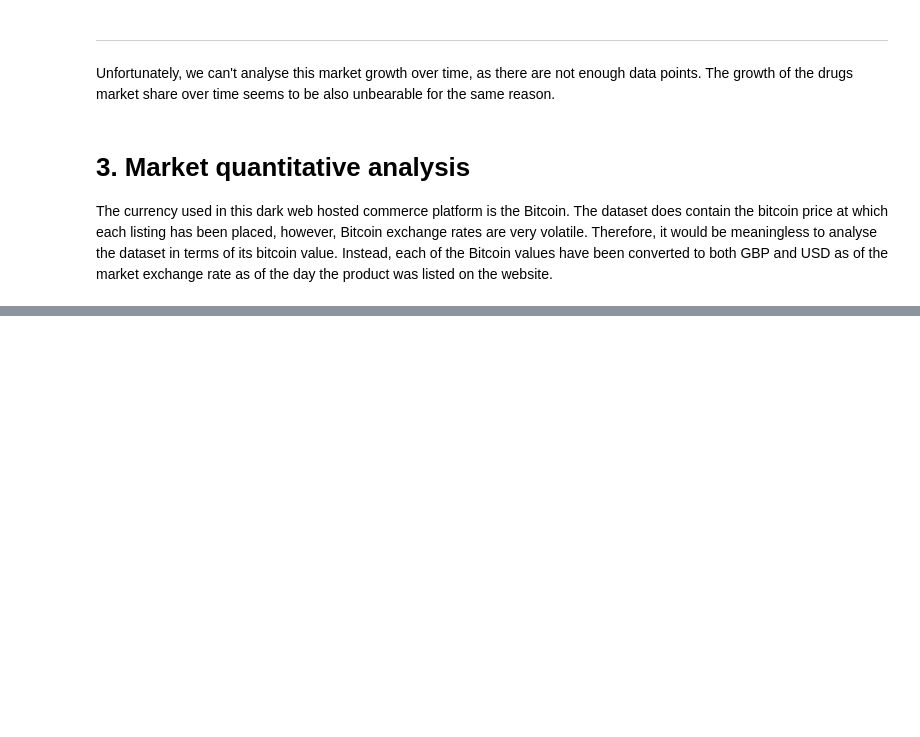
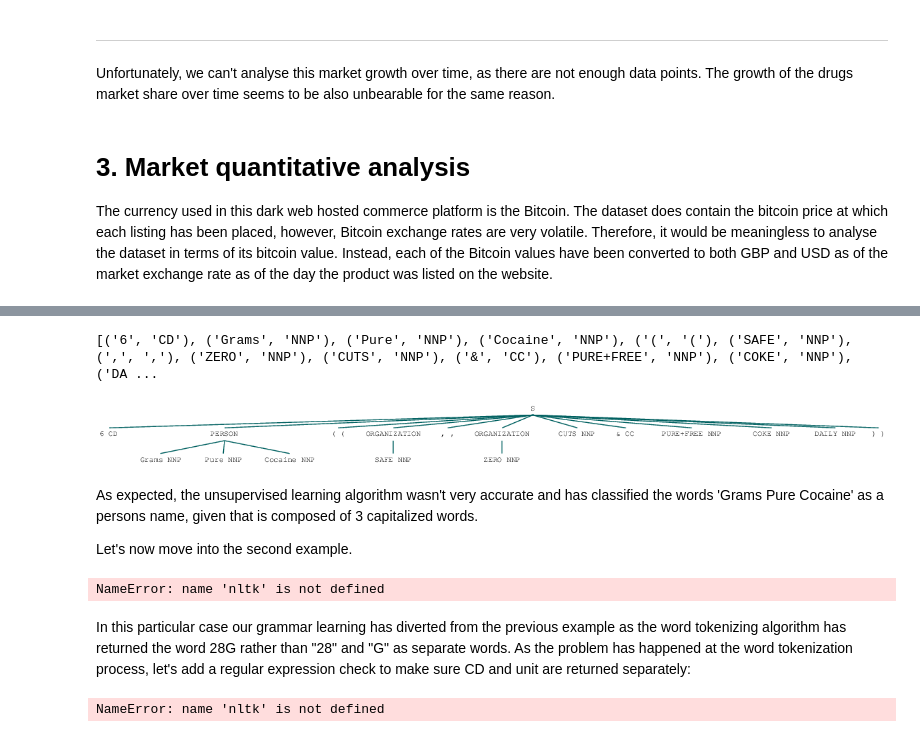
Before and after one commit to mauromsl/dark_web_datamining, a Jupyter notebook: python_src/python_analysis.ipynb, the cells around one changed output, grey strips where cells are left out. Drawn from its saved outputs; the diff is of its cells as text; code cells hidden in the pictures; blank space fills up the shorter version.

Commit message:
applied NLP algorithms successfully

```diff
--- a/python_src/python_analysis.ipynb
+++ b/python_src/python_analysis.ipynb
@@ -319,0 +331,32 @@ The currency used in this dark web hosted commerce platform is the Bitcoin. The
+# %%
+string = "6 Grams Pure Cocaine (SAFE,ZERO CUTS & PURE+FREE COKE DAILY)"
+tokenized = nltk.word_tokenize(string)
+tagged = nltk.pos_tag(tokenized)
+print (tagged)
+# %% [output]
+[('6', 'CD'), ('Grams', 'NNP'), ('Pure', 'NNP'), ('Cocaine', 'NNP'), ('(', '('), ('SAFE', 'NNP'), (',', ','), ('ZERO', 'NNP'), ('CUTS', 'NNP'), ('&', 'CC'), ('PURE+FREE', 'NNP'), ('COKE', 'NNP'), ('DA ...
+# %%
+named_entities = nltk.ne_chunk(tagged)
+named_entities
+# %% [output]
+[figure, added]
+# %% [markdown]
+As expected, the unsupervised learning algorithm wasn't very accurate and has classified the words 'Grams Pure Cocaine' as a persons name, given that is composed of 3 capitalized words.
+
+<p> Let's now move into the second example. </p>
+# %%
+string = "SALE!! 28G Cocaine - 92% Purity -Platinum Quality - No Cuts FE LISTING"
+tokenized = nltk.word_tokenize(string)
+tagged2 = nltk.pos_tag(tokenized)
+tagged2
+# %% [output]
+NameError: name 'nltk' is not defined
+# %% [markdown]
+In this particular case our grammar learning has diverted from the previous example as the word tokenizing algorithm has returned the word 28G rather than "28" and "G" as separate words. As the problem has happened at the word tokenization process, let's add a regular expression check to make sure CD and unit are returned separately:
+# %%
+tokenizer_regex = r'(?u)\d+(?:\.\,\d+)?|\w+|%'
+tokenized = nltk.regexp_tokenize(string, tokenizer_regex)
+tagged3 = nltk.pos_tag(tokenized)
+tagged3
+# %% [output]
+NameError: name 'nltk' is not defined
```
Also changed, not shown: parts of 5 cells of this notebook, 3 other files.
